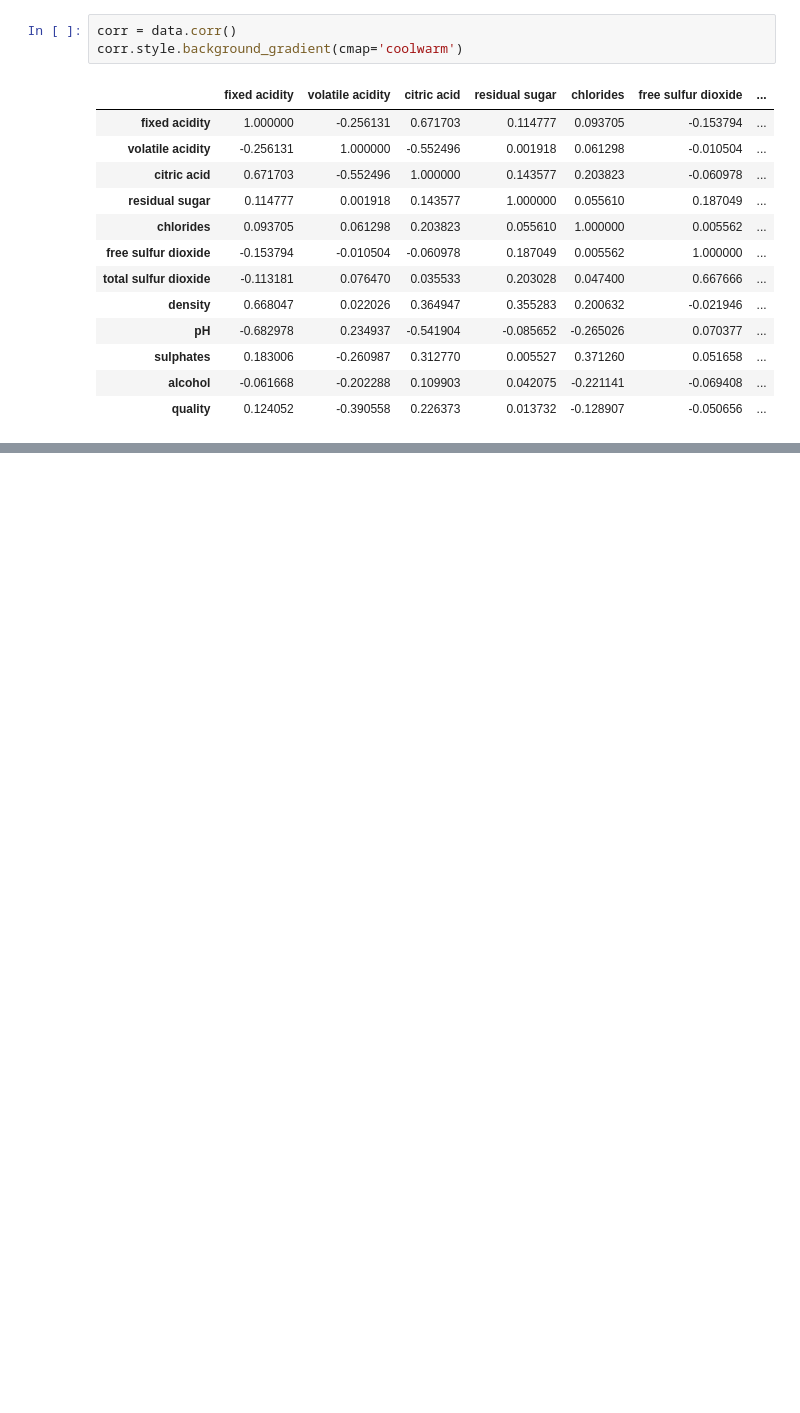
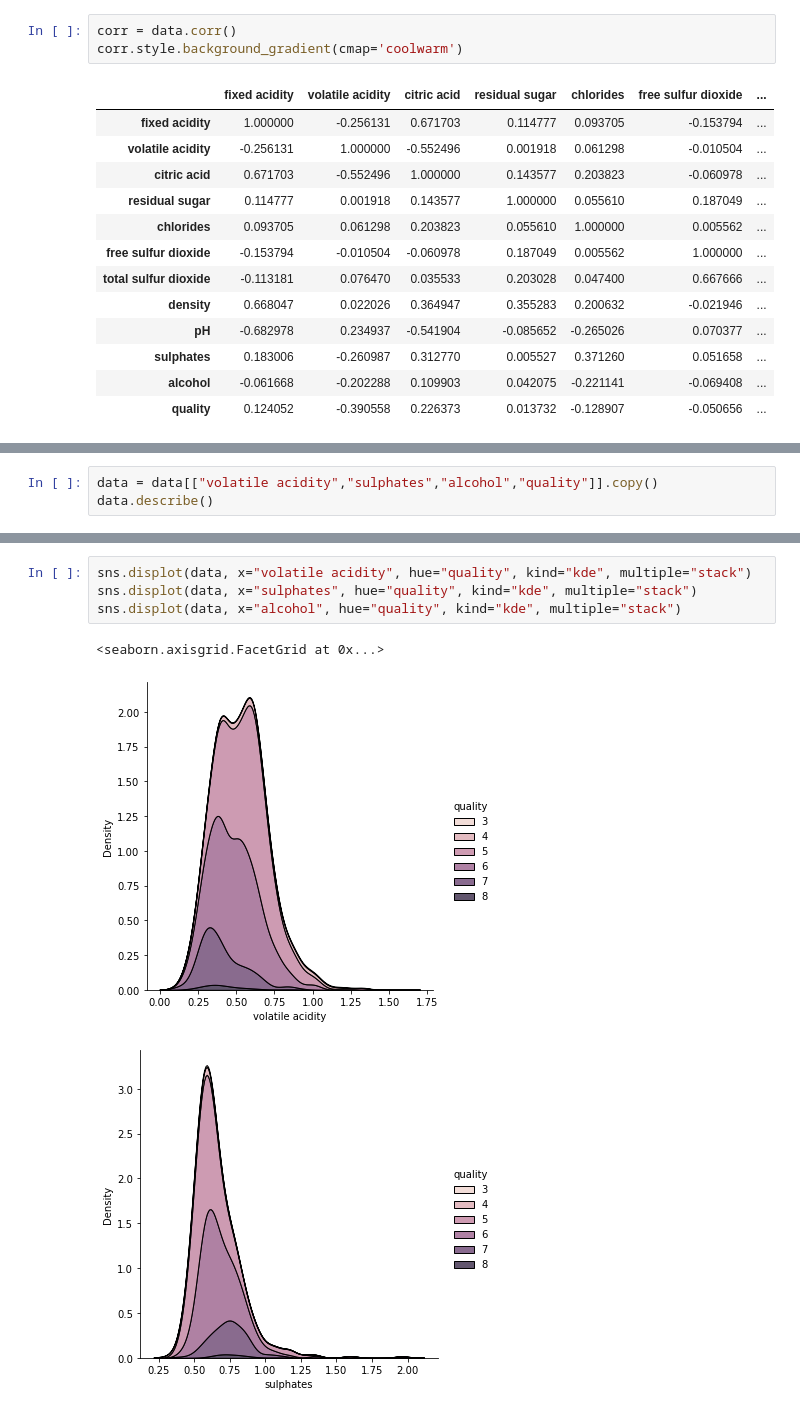
Before and after one commit to cesaraceytuno/STATISTICAL_LEARNING_1, a Jupyter notebook: Tareas/Practica2/Practica2_Parte2.ipynb, the cells around one changed output, grey strips where cells are left out. Drawn from its saved outputs; the diff is of its cells as text; blank space fills up the shorter version.

```diff
--- a/Tareas/Practica2/Practica2_Parte2.ipynb
+++ b/Tareas/Practica2/Practica2_Parte2.ipynb
@@ -48,0 +59,3 @@ corr.style.background_gradient(cmap='coolwarm')
+# %%
+data = data[["volatile acidity","sulphates","alcohol","quality"]].copy()
+data.describe()
@@ -48,0 +72,8 @@ corr.style.background_gradient(cmap='coolwarm')
+# %%
+sns.displot(data, x="volatile acidity", hue="quality", kind="kde", multiple="stack")
+sns.displot(data, x="sulphates", hue="quality", kind="kde", multiple="stack")
+sns.displot(data, x="alcohol", hue="quality", kind="kde", multiple="stack")
+# %% [output]
+<seaborn.axisgrid.FacetGrid at 0x...>
+[figure, added]
+[figure, added]
```
Also changed, not shown: parts of 12 cells of this notebook.
